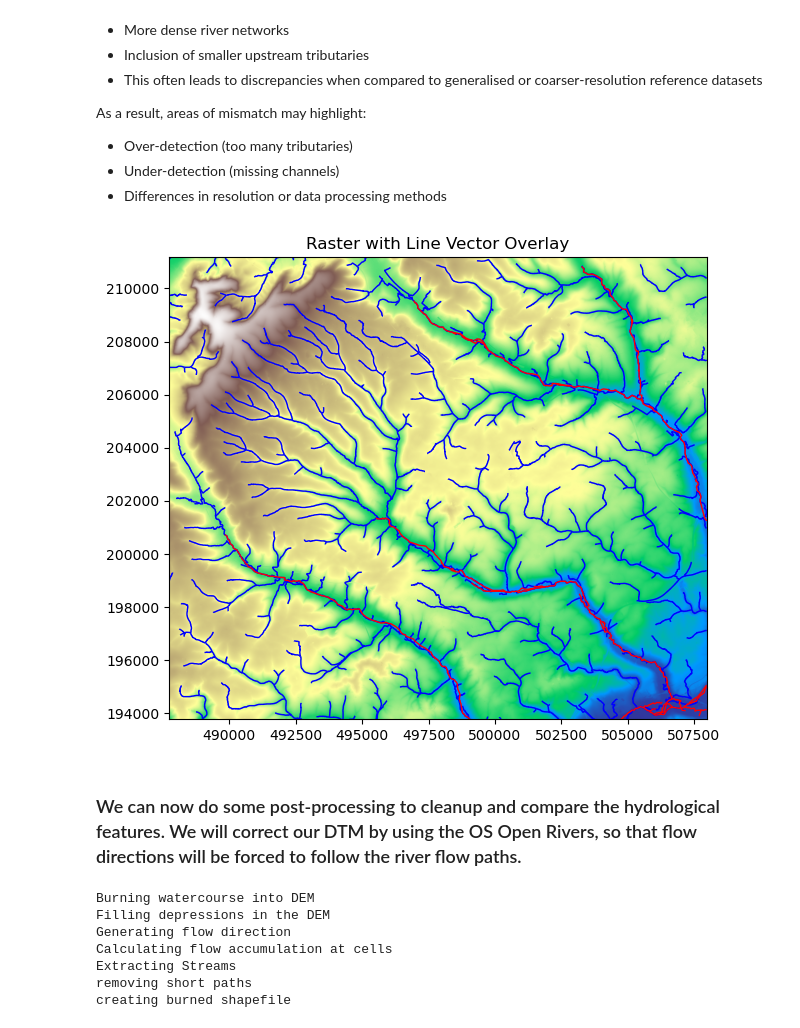
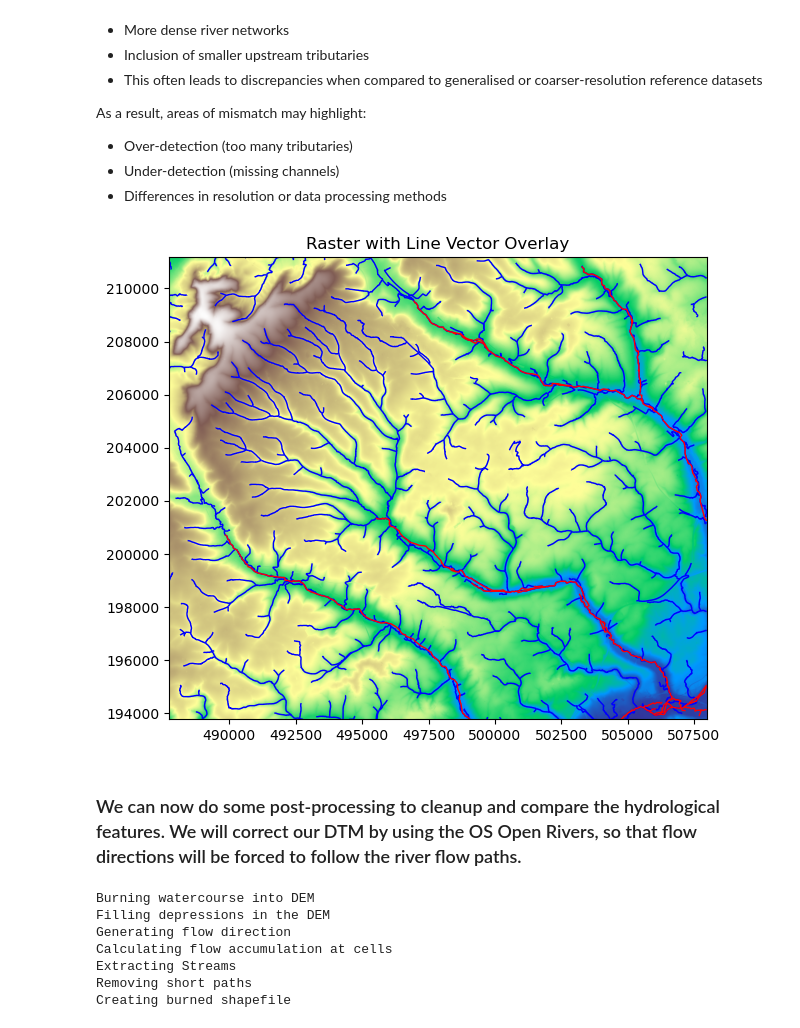
Before and after one commit to NERC-CEH/dtm-analysis, a Jupyter notebook: notebooks/03_hydrological_analysis.ipynb, the cells around one changed output. Drawn from its saved outputs; the diff is of its cells as text; code cells hidden in the pictures.

```diff
--- a/notebooks/03_hydrological_analysis.ipynb
+++ b/notebooks/03_hydrological_analysis.ipynb
@@ -79,34 +91,34 @@ def generate_watershed_files(input_dem: str, filled_dem: str,
     """
 
     # Fill any depressions/sinks in the DEM
-    wbt.fill_depressions(dem=input_dem, output=filled_dem)
+    wbt.fill_depressions(dem=str(input_dem), output=str(filled_dem))
     print('Filling depressions in the DEM')
 
     # Generate the flow direction file, results show which direction run-off
     # travels in.
-    wbt.d8_pointer(dem=filled_dem, output=flow_dir_path)
+    wbt.d8_pointer(dem=str(filled_dem), output=str(flow_dir_path))
     print('Generating flow direction')
 
     # From the flow direction file, flow accumulation is calculated. The higher
     # the value for a cell, the greater
     # the volume of run-off there is at that particular cell.
-    wbt.d8_flow_accumulation(i=flow_dir_path, output=flow_accum_path,
+    wbt.d8_flow_accumulation(i=str(flow_dir_path), output=str(flow_accum_path),
                              out_type='specific contributing area', pntr=True)
     print('Calculating flow accumulation in cells')
 
     # Streams can be extracted by selecting cells with high flow accumulation,
     # which is defined here by the threshold
     wbt.extract_streams(
-        flow_accum=flow_accum_path,
-        output=stream_path,
-        threshold=stream_threshold)
+        flow_accum=str(flow_accum_path),
+        output=str(stream_path),
+        threshold=str(stream_threshold))
     print('Extracting streams')
 
     # Convert this to a vector format.
     wbt.raster_streams_to_vector(
-        streams=stream_path,
-        d8_pntr=flow_dir_path,
-        output=streamlines_output,
+        streams=str(stream_path),
+        d8_pntr=str(flow_dir_path),
+        output=str(streamlines_output),
         esri_pntr=False
     )
     print('Creating shapefile')
@@ -115,11 +127,13 @@ def generate_watershed_files(input_dem: str, filled_dem: str,
 # %%
 # Run the function with our DTM file previously extracted.
 flow_dir_path, streamlines_output, stream_path = generate_watershed_files(
-    EXTRACTED_DEM, filled_dem=f"filled_{EXTRACTED_DEM}",
-    flow_dir_path=f"flow_dir_{EXTRACTED_DEM}",
-    flow_accum_path=f"flow_accum_{EXTRACTED_DEM}",
-    stream_path=f"stream_{EXTRACTED_DEM}",
-    streamlines_output="streamlines.shp")
+    EXTRACTED_DEM,
+filled_dem = OUTPUT_DIR / f"filled_{dem_name}.tif",
+flow_dir_path = OUTPUT_DIR / f"flow_dir_{dem_name}.tif",
+flow_accum_path = OUTPUT_DIR / f"flow_accum_{dem_name}.tif",
+stream_path = OUTPUT_DIR / f"stream_{dem_name}.tif",
+streamlines_output = OUTPUT_DIR / f"streamlines_{dem_name}.shp"
+)
 # %% [output]
 Filling depressions in the DEM
 Generating flow direction
@@ -157,25 +166,25 @@ As a result, areas of mismatch may highlight:
 # %%
 # Open raster
 with rasterio.open(EXTRACTED_DEM) as src:
     raster = src.read(1)  # Read the first band
     minx, maxx, miny, maxy = src.bounds.left, src.bounds.right, src.bounds.bottom, src.bounds.top
     extent = [minx, maxx, miny, maxy]
 
 # Open stream networks
-gen_rivers = gpd.read_file("streamlines.shp")
-os_rivers = gpd.read_file("WatercourseLink.shp")
+gen_rivers = gpd.read_file(str(streamlines_output))
+os_rivers = gpd.read_file(PROJECT_ROOT / "GIthub/dtm-analysis/data/watercourse/WatercourseLink.shp")
 os_rivers = os_rivers.clip((minx, miny, maxx, maxy))
 
 # Plot
 fig, ax = plt.subplots(figsize=(10, 6))
 show(raster, extent=extent, ax=ax, cmap="terrain")  # Adjust cmap as needed
 gen_rivers.plot(ax=ax, edgecolor="blue", linewidth=1)  # Overlay line vector
 os_rivers.plot(ax=ax, edgecolor="red", linewidth=1)
 
 plt.title("Raster with Line Vector Overlay")
 plt.show()
 # %% [output]
-[figure, old version]
+[figure, new version]
 # %% [markdown]
 ### We can now do some post-processing to cleanup and compare the hydrological features. We will correct our DTM by using the OS Open Rivers, so that flow directions will be forced to follow the river flow paths.
 # %%
@@ -269,18 +278,18 @@ def burned_paths(input_dem: str, burned_dem: str,
     return burned_streamlines_output
 # %%
 burned_streamlines_output = burned_paths(input_dem=
-    EXTRACTED_DEM, burned_dem=f'burned{EXTRACTED_DEM}',
-    burned_filled_path=f"burned_filled_{EXTRACTED_DEM}",
-    burned_flow_dir_path=f"burned_flow_dir_{EXTRACTED_DEM}",
-    burned_flow_accum_path=f"burned_flow_accum_{EXTRACTED_DEM}",
-    burned_stream_path=f"burned_stream_{EXTRACTED_DEM}",
-    burned_pruned_stream_path=f"burned_pruned_stream_{EXTRACTED_DEM}",
-    burned_streamlines_output="burned_streamlines.shp")
+    EXTRACTED_DEM, burned_dem= OUTPUT_DIR /f'burned_{dem_name}.tif',
+    burned_filled_path= OUTPUT_DIR /f"burned_filled_{dem_name}.tif",
+    burned_flow_dir_path= OUTPUT_DIR /f"burned_flow_dir_{dem_name}.tif",
+    burned_flow_accum_path= OUTPUT_DIR /f"burned_flow_accum_{dem_name}.tif",
+    burned_stream_path= OUTPUT_DIR /f"burned_stream_{dem_name}.tif",
+    burned_pruned_stream_path= OUTPUT_DIR /f"burned_pruned_stream_{dem_name}.tif",
+    burned_streamlines_output= OUTPUT_DIR / "burned_streamlines.shp")
 # %% [output]
 Burning watercourse into DEM
 Filling depressions in the DEM
 Generating flow direction
 Calculating flow accumulation at cells
 Extracting Streams
-removing short paths
-creating burned shapefile
+Removing short paths
+Creating burned shapefile
```
Also changed, not shown: parts of 8 cells of this notebook, 4 other files.
